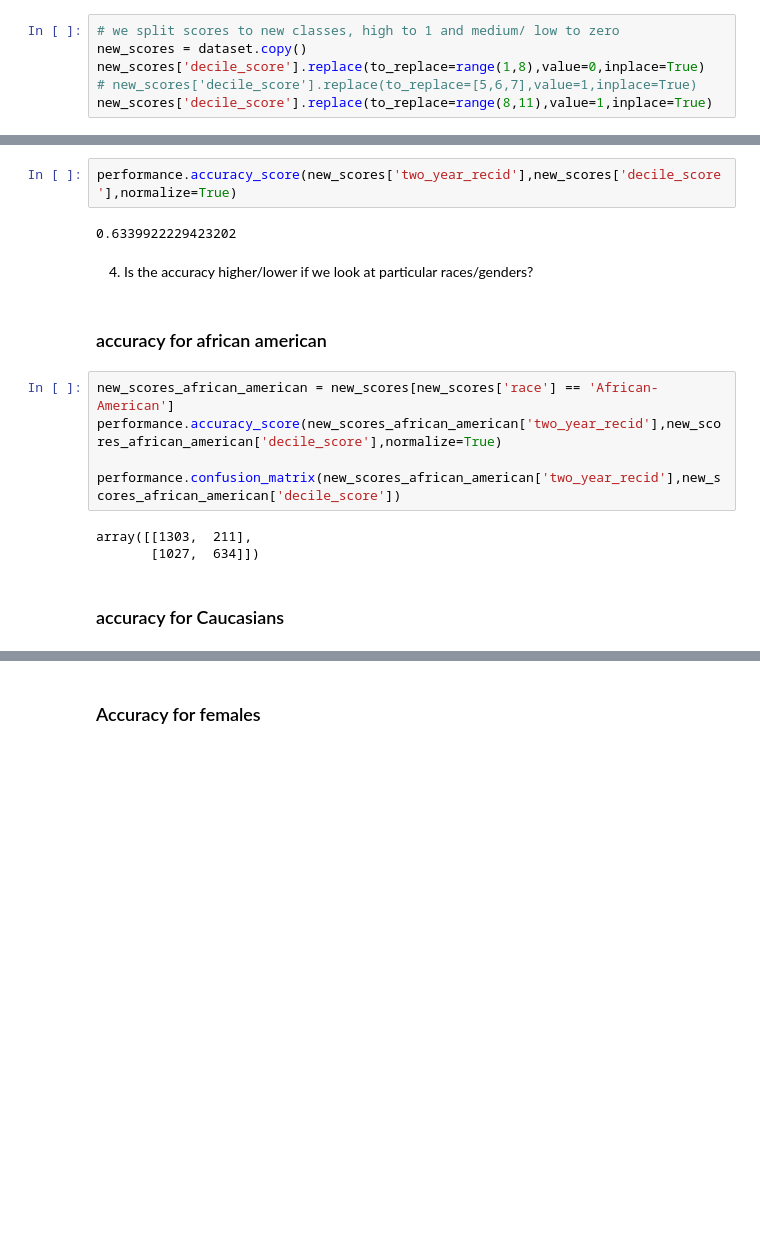
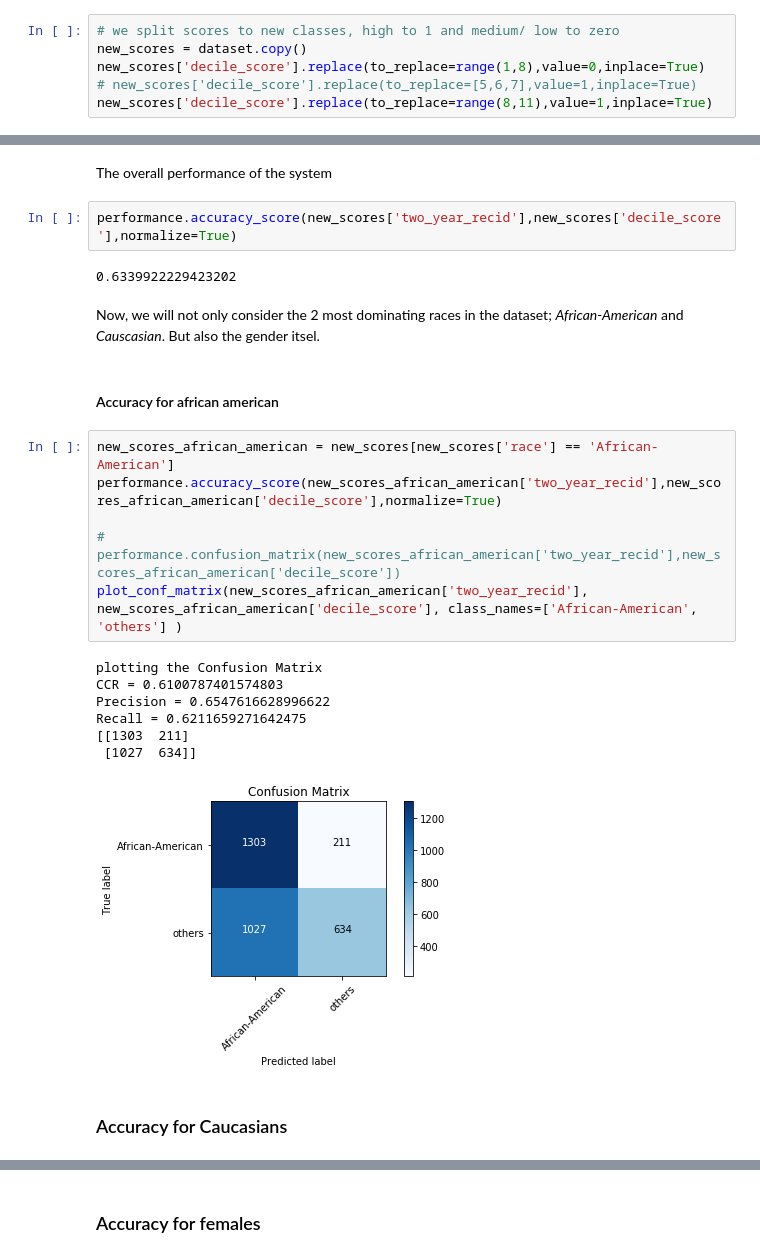
Before and after one commit to almarakby/-Fairness-in-the-COMPAS-dataset-classification, a Jupyter notebook: Compas investigation.ipynb, the cells around one changed output, grey strips where cells are left out. Drawn from its saved outputs; the diff is of its cells as text; blank space fills up the shorter version.

Commit message:
added more plots and part 2 except some analysis and comments

```diff
--- a/Compas investigation.ipynb
+++ b/Compas investigation.ipynb
@@ -365,20 +654,28 @@ new_scores['decile_score'].replace(to_replace=range(8,11),value=1,inplace=True)
+# %% [markdown]
+The overall performance of the system
 # %%
 performance.accuracy_score(new_scores['two_year_recid'],new_scores['decile_score'],normalize=True)
 # %% [output]
 0.6339922229423202
-# %% [markdown]
-4. Is the accuracy higher/lower if we look at particular races/genders?
+# %% [markdown]
+Now, we will not only consider the 2 most dominating races in the dataset; *African-American* and *Causcasian*. But also the gender itsel.
 # %% [markdown]
-### accuracy for african american
+#### Accuracy for african american
 # %%
 new_scores_african_american = new_scores[new_scores['race'] == 'African-American']
 performance.accuracy_score(new_scores_african_american['two_year_recid'],new_scores_african_american['decile_score'],normalize=True)
 
-performance.confusion_matrix(new_scores_african_american['two_year_recid'],new_scores_african_american['decile_score'])
+# performance.confusion_matrix(new_scores_african_american['two_year_recid'],new_scores_african_american['decile_score'])
+plot_conf_matrix(new_scores_african_american['two_year_recid'], new_scores_african_american['decile_score'], class_names=['African-American', 'others'] )
 # %% [output]
-array([[1303,  211],
-       [1027,  634]])
+plotting the Confusion Matrix
+CCR = 0.6100787401574803
+Precision = 0.6547616628996622
+Recall = 0.6211659271642475
+[[1303  211]
+ [1027  634]]
+[figure, added]
 # %% [markdown]
-### accuracy for Caucasians
+### Accuracy for Caucasians
 # %%
 new_scores_Caucasian = new_scores[new_scores['race'] == 'Caucasian']
```
Also changed, not shown: parts of 56 cells of this notebook.
